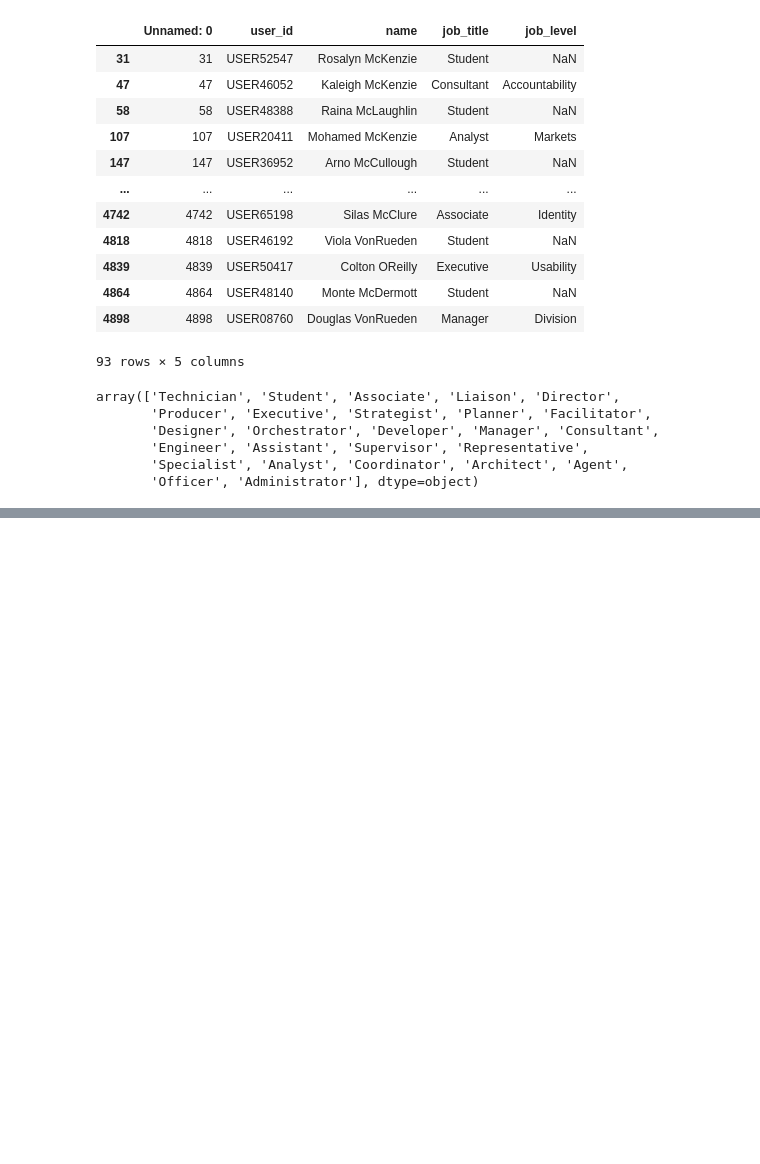
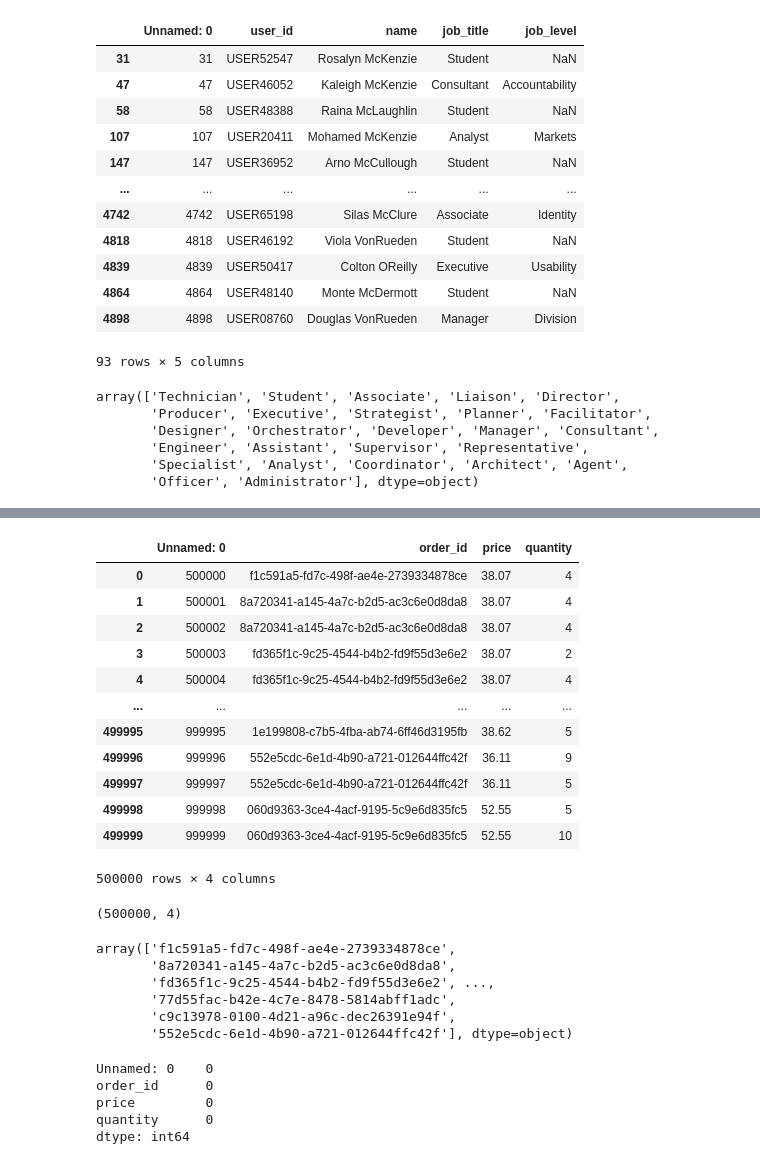
Before and after one commit to 1123Alessandro/ShopZada, a Jupyter notebook: Data Profiling.ipynb, the cells around one changed output, grey strips where cells are left out. Cells and saved outputs as stored; diff of their text form; code cells hidden in the pictures; blank space fills up the shorter version.

```diff
--- a/Data Profiling.ipynb
+++ b/Data Profiling.ipynb
@@ -285,0 +403,44 @@ array(['Technician', 'Student', 'Associate', 'Liaison', 'Director',
+# %%
+# trim and regex
+
+prices2["quantity"] = prices2["quantity"].str.replace(r'\D', '', regex=True)
+# %%
+prices2
+# %% [output]
+|  | Unnamed: 0 | order_id | price | quantity |
+| 0 | 500000 | f1c591a5-fd7c-498f-ae4e-2739334878ce | 38.07 | 4 |
+| 1 | 500001 | 8a720341-a145-4a7c-b2d5-ac3c6e0d8da8 | 38.07 | 4 |
+| 2 | 500002 | 8a720341-a145-4a7c-b2d5-ac3c6e0d8da8 | 38.07 | 4 |
+| 3 | 500003 | fd365f1c-9c25-4544-b4b2-fd9f55d3e6e2 | 38.07 | 2 |
+| 4 | 500004 | fd365f1c-9c25-4544-b4b2-fd9f55d3e6e2 | 38.07 | 4 |
+| ... | ... | ... | ... | ... |
+| 499995 | 999995 | 1e199808-c7b5-4fba-ab74-6ff46d3195fb | 38.62 | 5 |
+| 499996 | 999996 | 552e5cdc-6e1d-4b90-a721-012644ffc42f | 36.11 | 9 |
+| 499997 | 999997 | 552e5cdc-6e1d-4b90-a721-012644ffc42f | 36.11 | 5 |
+| 499998 | 999998 | 060d9363-3ce4-4acf-9195-5c9e6d835fc5 | 52.55 | 5 |
+| 499999 | 999999 | 060d9363-3ce4-4acf-9195-5c9e6d835fc5 | 52.55 | 10 |
+500000 rows × 4 columns
+# %%
+prices2.shape
+# %% [output]
+(500000, 4)
+# %%
+# checking for duplicates
+
+prices2['order_id'].nunique()
+# %% [output]
+array(['f1c591a5-fd7c-498f-ae4e-2739334878ce',
+       '8a720341-a145-4a7c-b2d5-ac3c6e0d8da8',
+       'fd365f1c-9c25-4544-b4b2-fd9f55d3e6e2', ...,
+       '77d55fac-b42e-4c7e-8478-5814abff1adc',
+       'c9c13978-0100-4d21-a96c-dec26391e94f',
+       '552e5cdc-6e1d-4b90-a721-012644ffc42f'], dtype=object)
+# %%
+# checking null values count per column
+prices1.isnull().sum()
+# %% [output]
+Unnamed: 0    0
+order_id      0
+price         0
+quantity      0
+dtype: int64
```
Also changed, not shown: parts of 14 cells of this notebook.
